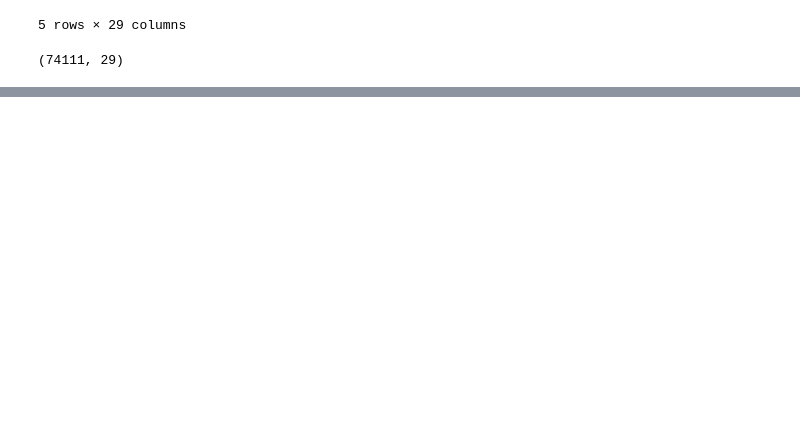
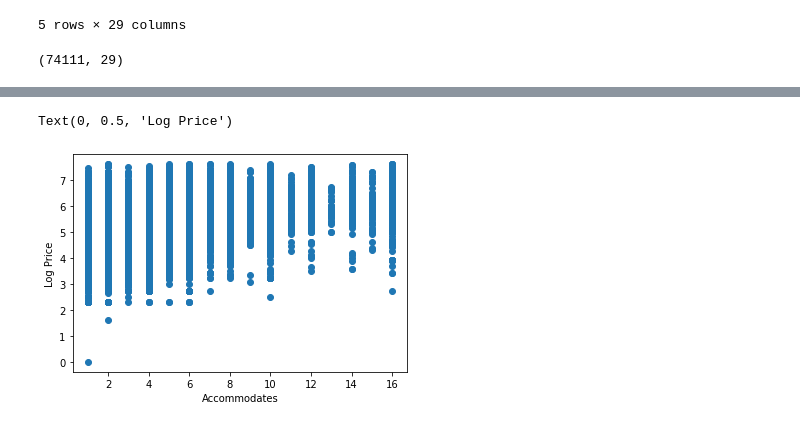
Before and after one commit to daniel8691/AirbnbListing_ML, a Jupyter notebook: Airbnb_prediction_ML.ipynb, the cells around one changed output, grey strips where cells are left out. Saved outputs shown, nothing was run; the diff lists cells and outputs as text; code cells hidden in the pictures; blank space fills up the shorter version.

```diff
--- a/Airbnb_prediction_ML.ipynb
+++ b/Airbnb_prediction_ML.ipynb
@@ -43,0 +149,8 @@ Short checklist to keep in mind:
+# %%
+# compare accommodates with the log price (target variable)
+plt.scatter(bnb_df['accommodates'], bnb_df['log_price'])
+plt.xlabel("Accommodates")
+plt.ylabel("Log Price")
+# %% [output]
+Text(0, 0.5, 'Log Price')
+[figure, added]
```
Also changed, not shown: parts of 29 cells of this notebook.
